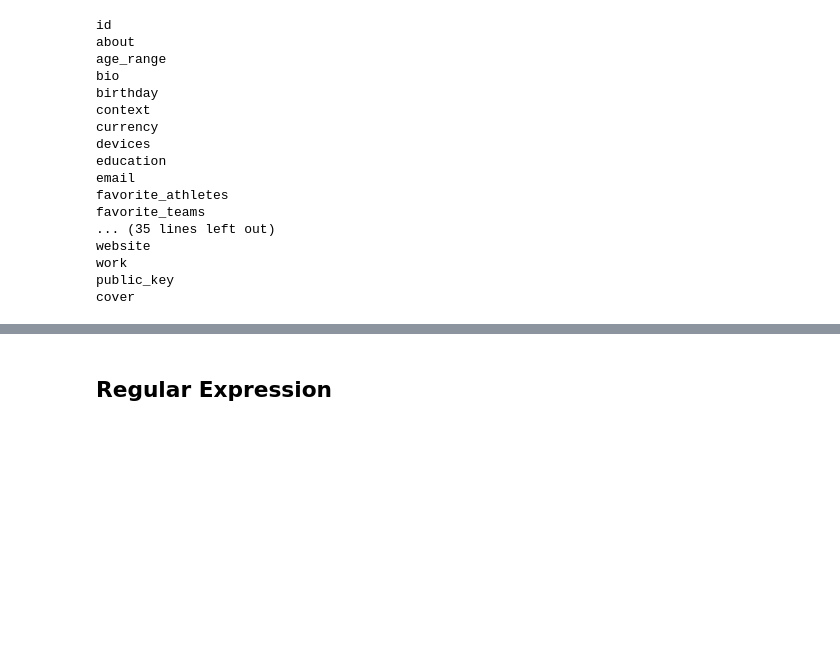
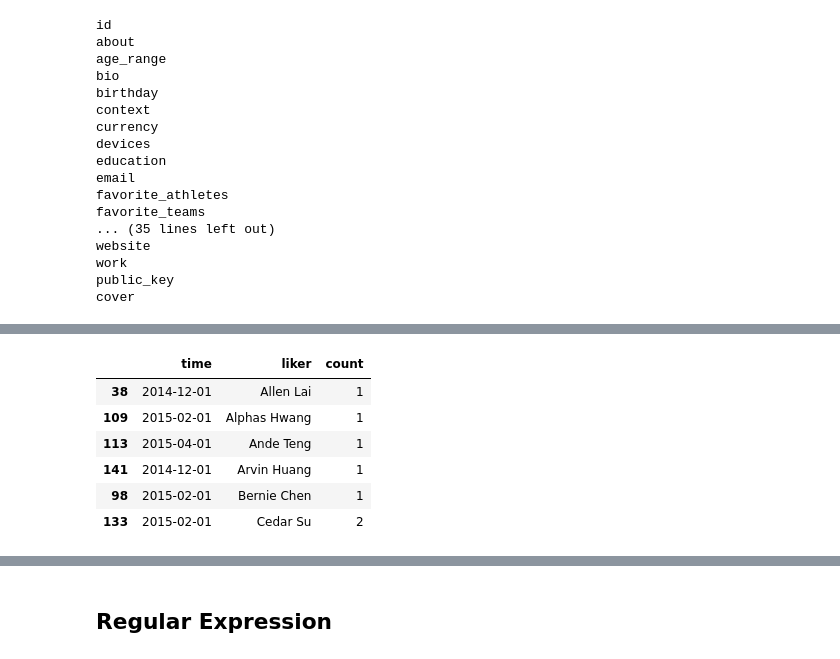
Before and after one commit to everdark/pycrawler_101, a Jupyter notebook: agilearning-pycrawler-w3.ipynb, the cells around one changed output, grey strips where cells are left out. Cells and saved outputs as stored; diff of their text form; code cells hidden in the pictures; blank space fills up the shorter version.

```diff
--- a/agilearning-pycrawler-w3.ipynb
+++ b/agilearning-pycrawler-w3.ipynb
@@ -186,0 +540,15 @@ TBC
+# %%
+# group by time by liker
+monthly_like_counts_by_liker = [ (t[0][0], t[0][1], t[1]) for t in Counter(likes).items() ]
+df2 = pd.DataFrame(monthly_like_counts_by_liker)
+df2.columns = ["time", "liker", "count"]
+df2 = df2.sort(["liker", "time"])
+df2[:6]
+# %% [output]
+|  | time | liker | count |
+| 38 | 2014-12-01 | Allen Lai | 1 |
+| 109 | 2015-02-01 | Alphas Hwang | 1 |
+| 113 | 2015-04-01 | Ande Teng | 1 |
+| 141 | 2014-12-01 | Arvin Huang | 1 |
+| 98 | 2015-02-01 | Bernie Chen | 1 |
+| 133 | 2015-02-01 | Cedar Su | 2 |
```
Also changed, not shown: parts of 81 cells of this notebook.
